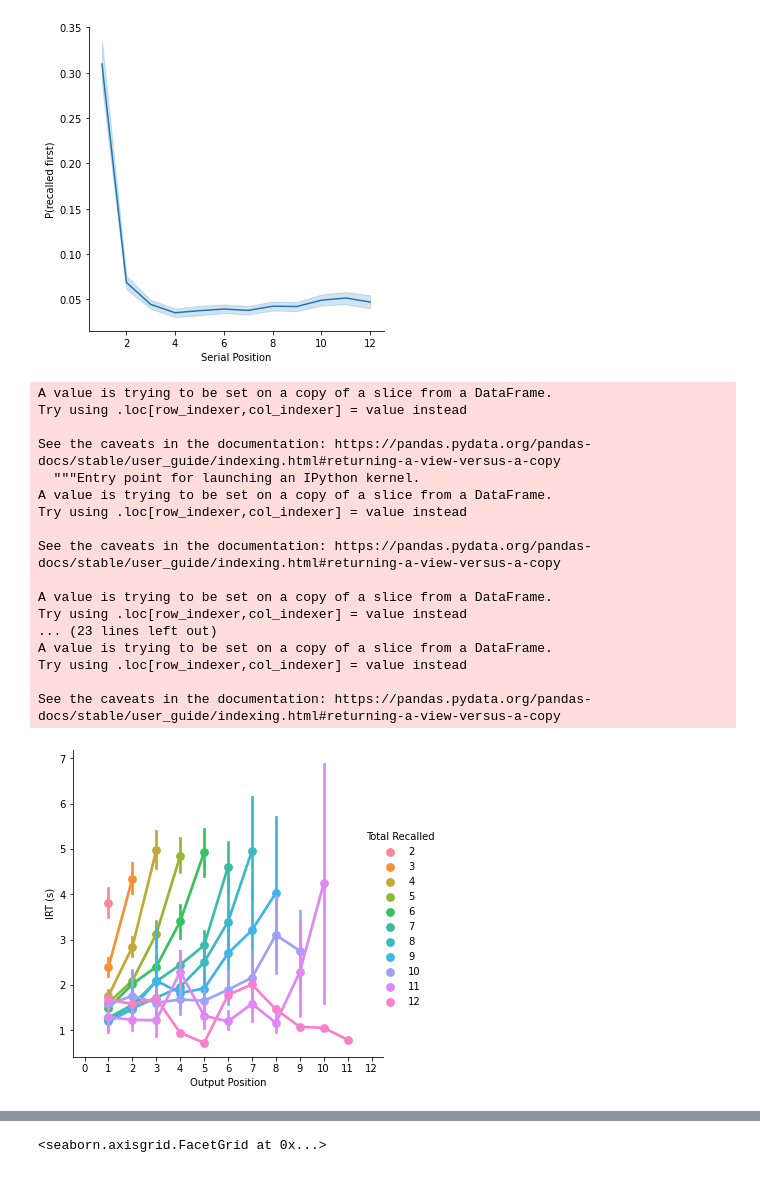
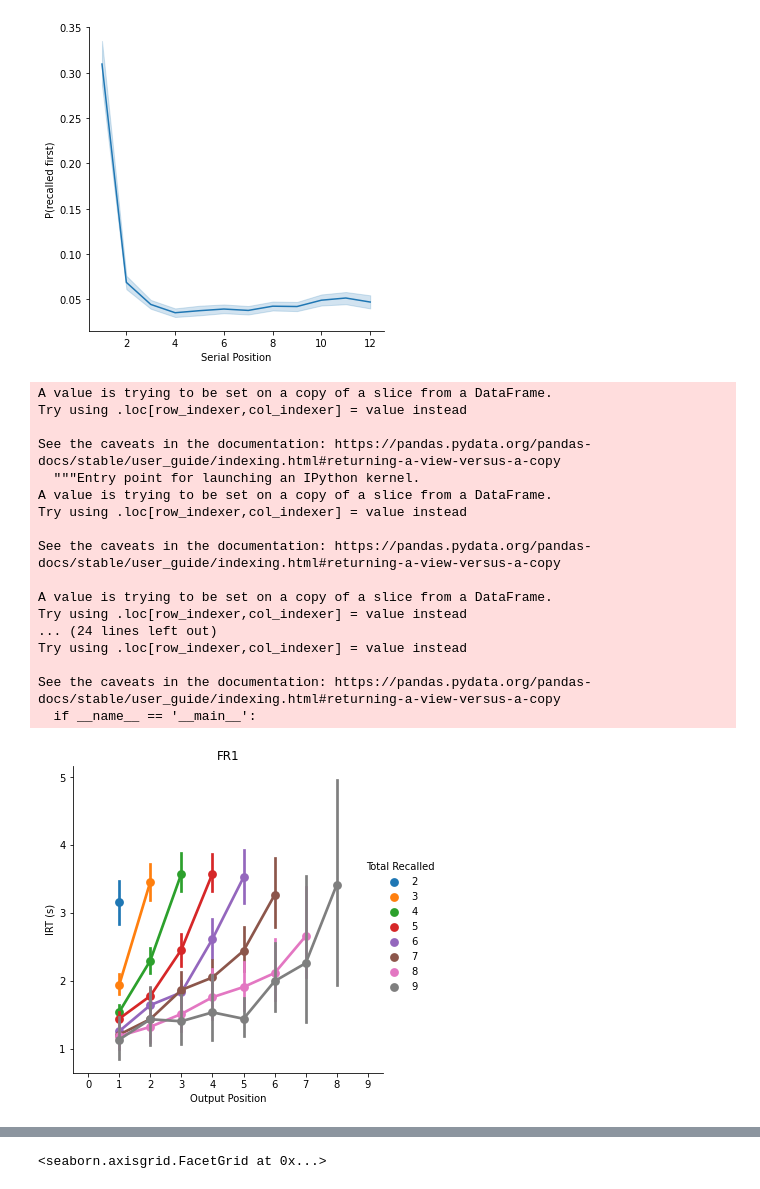
Before and after one commit to pennmem/pybeh_pd, a Jupyter notebook: FR1_analyses.ipynb, the cells around one changed output, grey strips where cells are left out. Saved outputs shown, nothing was run; the diff lists cells and outputs as text; code cells hidden in the pictures.

```diff
--- a/FR1_analyses.ipynb
+++ b/FR1_analyses.ipynb
@@ -88,6 +88,10 @@ rec_evs['irt'] = rec_evs['next_rectime'] - rec_evs['rectime']
 rec_evs.loc[(rec_evs['correct'] == False) | (rec_evs['next_correct'] == False), 'irt'] = np.nan
 rec_evs['correct_outpos'] = rec_evs.groupby(['subject', 'session', 'list'])['correct'].cumsum()
 rec_evs['n_correct'] = rec_evs.groupby(['subject', 'session', 'list'])['correct_outpos'].transform('max')
+rec_evs['irt_s'] = rec_evs['irt'] / 1000
+rec_evs['next_serialpos'] = rec_evs.groupby(['subject', 'session', 'list']).serialpos.shift(-1)
+rec_evs['transition'] = rec_evs['next_serialpos'] - rec_evs['serialpos']
+rec_evs.loc[(rec_evs['correct'] == False) | (rec_evs['next_correct'] == False), 'transition'] = np.nan
 # %% [output]
 A value is trying to be set on a copy of a slice from a DataFrame.
 Try using .loc[row_indexer,col_indexer] = value instead
@@ -101,18 +105,17 @@ See the caveats in the documentation: https://pandas.pydata.org/pandas-docs/stab
 
 A value is trying to be set on a copy of a slice from a DataFrame.
 Try using .loc[row_indexer,col_indexer] = value instead
-... (23 lines left out)
-A value is trying to be set on a copy of a slice from a DataFrame.
+... (24 lines left out)
 Try using .loc[row_indexer,col_indexer] = value instead
 
 See the caveats in the documentation: https://pandas.pydata.org/pandas-docs/stable/user_guide/indexing.html#returning-a-view-versus-a-copy
+  if __name__ == '__main__':
 # %%
-irt_sess_df = rec_evs.groupby(['subject', 'session', 'correct_outpos', 'n_correct'], as_index=False).agg({'irt': 'mean'})
-irt_df = irt_sess_df.groupby(['subject', 'correct_outpos', 'n_correct'], as_index=False).agg({'irt': 'mean'})
-irt_df['irt_s'] = irt_df['irt'] / 1000
+irt_sess_df = rec_evs.groupby(['subject', 'session', 'correct_outpos', 'n_correct'], as_index=False).agg({'irt_s': 'mean'})
+irt_df = irt_sess_df.groupby(['subject', 'correct_outpos', 'n_correct'], as_index=False).agg({'irt_s': 'mean'})
 # %%
-g = sns.catplot(x='correct_outpos', y='irt_s', hue='n_correct', data=irt_df.query('n_correct > 1'), kind='point')
-g.set(xlabel='Output Position', ylabel='IRT (s)')
+g = sns.catplot(x='correct_outpos', y='irt_s', hue='n_correct', data=irt_df.query('n_correct > 1 and n_correct < 10'), kind='point')
+g.set(xlabel='Output Position', ylabel='IRT (s)', title='FR1')
 g._legend.set_title('Total Recalled')
 # %% [output]
-[figure, old version]
+[figure, new version]
```
Also changed, not shown: parts of 2 cells of this notebook, 1 other file.
